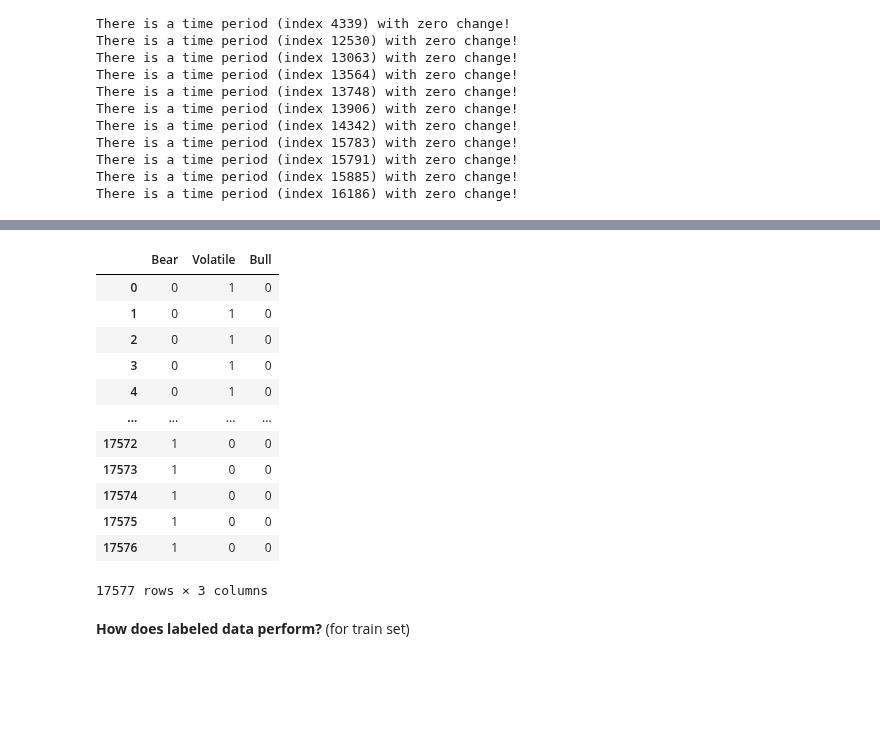
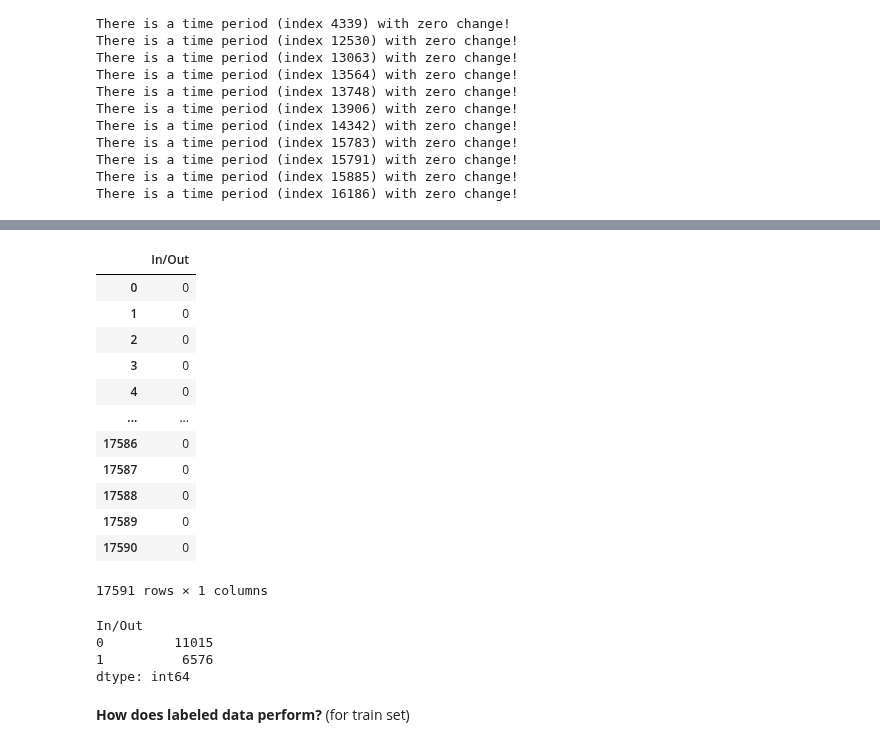
Before and after one commit to anilergan/AISMTB, a Jupyter notebook: binance_api_main.ipynb, the cells around one changed output, grey strips where cells are left out. Cells and saved outputs as stored; diff of their text form; code cells hidden in the pictures; blank space fills up the shorter version.

```diff
--- a/binance_api_main.ipynb
+++ b/binance_api_main.ipynb
@@ -1,7 +1,7 @@
 # %%
 import pandas as pd
 # %%
-df = pd.read_csv('binance_api_mediumtune_15min_sRSI-BB.csv')
+df = pd.read_csv('binance_api_15min_RSI-BB-MACD.csv')
 # %%
 df
 # %% [output]
@@ -21,13 +20,0 @@ df
-# %%
-df['change'] = None
-
-for i in range(1, len(df)):
-    close = df.iloc[i, 4]
-    previous_close = df.iloc[i-1, 4]
-
-    change = close - previous_close
-    change_percentage = change * 100 / close
-    df.loc[i,'change'] = change_percentage
-# %%
-df = df.iloc[1:,:]
-df.reset_index(drop=True, inplace=True)
@@ -217,21 +160,28 @@ dtype: int64
 # %%
-target = df.iloc[:,5:8]
+target = df.loc[:,['In/Out']]
 target.reset_index(drop=True, inplace=True)
 target
 # %% [output]
-|  | Bear | Volatile | Bull |
-| 0 | 0 | 1 | 0 |
-| 1 | 0 | 1 | 0 |
-| 2 | 0 | 1 | 0 |
-| 3 | 0 | 1 | 0 |
-| 4 | 0 | 1 | 0 |
-| ... | ... | ... | ... |
-| 17572 | 1 | 0 | 0 |
-| 17573 | 1 | 0 | 0 |
-| 17574 | 1 | 0 | 0 |
-| 17575 | 1 | 0 | 0 |
-| 17576 | 1 | 0 | 0 |
+|  | In/Out |
+| 0 | 0 |
+| 1 | 0 |
+| 2 | 0 |
+| 3 | 0 |
+| 4 | 0 |
+| ... | ... |
+| 17586 | 0 |
+| 17587 | 0 |
+| 17588 | 0 |
+| 17589 | 0 |
+| 17590 | 0 |
-17577 rows × 3 columns
+17591 rows × 1 columns
+# %%
+target.value_counts()
+# %% [output]
+In/Out
+0         11015
+1          6576
+dtype: int64
 # %% [markdown]
 **How does labeled data perform?** (for train set)
 # %%
```
Also changed, not shown: parts of 18 cells of this notebook, 5 other files.
